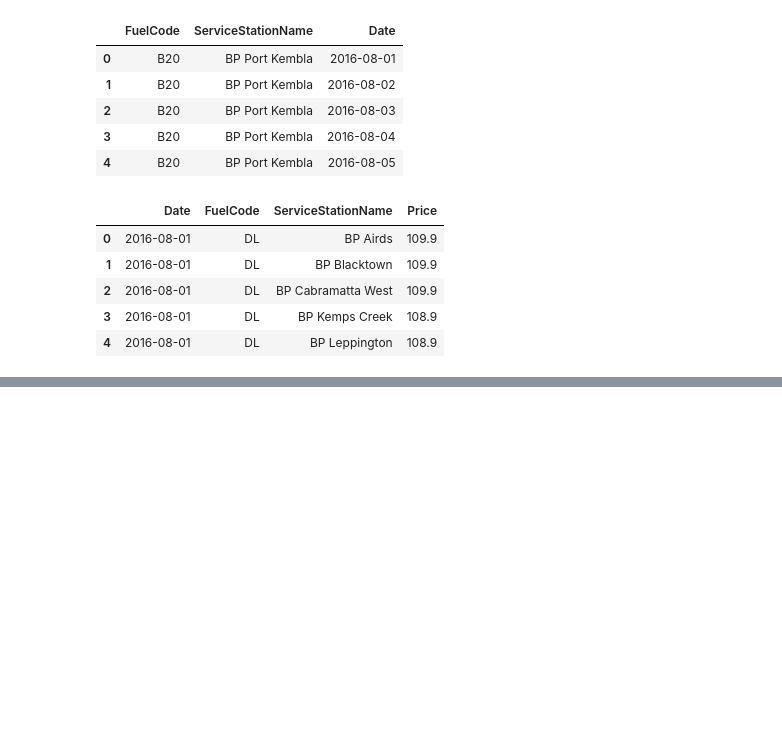
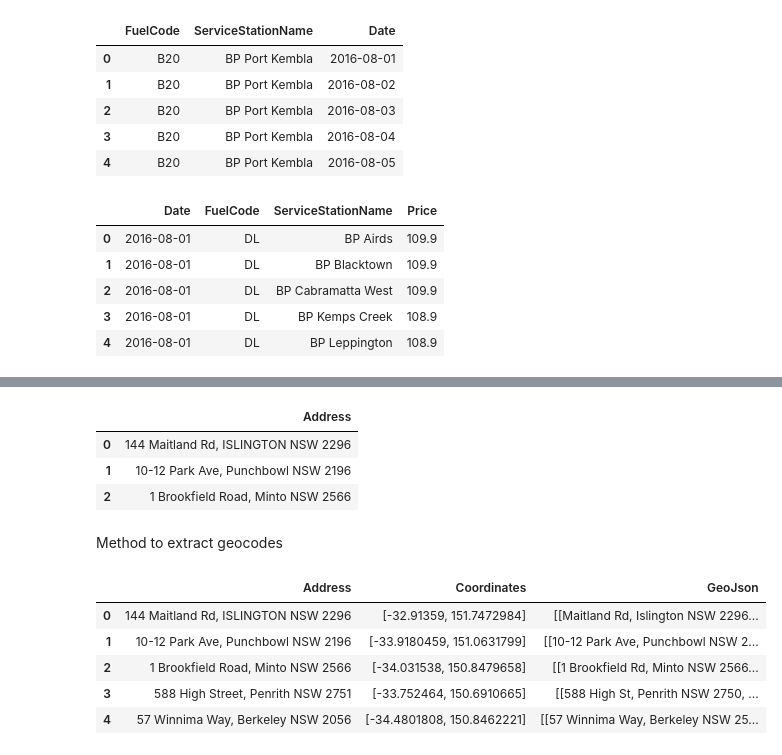
Before and after one commit to d4dsyd/p-nsw-fuel-prices, a Jupyter notebook: notebooks/2. Exploratory Data Analysis.ipynb, the cells around one changed output, grey strips where cells are left out. Drawn from its saved outputs; the diff is of its cells as text; code cells hidden in the pictures; blank space fills up the shorter version.

Commit message:
extracted geocode and write outpute in file

```diff
--- a/notebooks/2. Exploratory Data Analysis.ipynb
+++ b/notebooks/2. Exploratory Data Analysis.ipynb
@@ -148,0 +138,34 @@ daily_pricing.head(20)
+# %%
+UniqueAdress=pd.DataFrame(list(data['Address'].unique()),columns=['Address'])
+# %% [output]
+|  | Address |
+| 0 | 144 Maitland Rd, ISLINGTON NSW 2296 |
+| 1 | 10-12 Park Ave, Punchbowl NSW 2196 |
+| 2 | 1 Brookfield Road, Minto NSW 2566 |
+# %% [markdown]
+Method to extract geocodes
+# %%
+def Extract_geocode(df):
+    df_coordinate=[]
+    df_geojason=[]
+    for row in df['Address']:
+        g=geocoder.google(row, key='Useyourownkey')
+        df_coordinate.append(g.latlng)
+        df_geojason.append(g)
+    return(df_coordinate,df_geojason)
+# %%
+#Call geocoder to call method
+df_coordinate_f,df_geojason_f=Extract_geocode(UniqueAdress)
+# %%
+#Assigne coordiantes and geojson to new columns in Unique address
+UniqueAdress=UniqueAdress.assign(Coordinates=pd.Series(df_coordinate_f).values,GeoJson=pd.Series(df_geojason_f).values)
+# %%
+#Sample data after geocoding
+UniqueAdress.head()
+# %% [output]
+|  | Address | Coordinates | GeoJson |
+| 0 | 144 Maitland Rd, ISLINGTON NSW 2296 | [-32.91359, 151.7472984] | [[Maitland Rd, Islington NSW 2296... |
+| 1 | 10-12 Park Ave, Punchbowl NSW 2196 | [-33.9180459, 151.0631799] | [[10-12 Park Ave, Punchbowl NSW 2... |
+| 2 | 1 Brookfield Road, Minto NSW 2566 | [-34.031538, 150.8479658] | [[1 Brookfield Rd, Minto NSW 2566... |
+| 3 | 588 High Street, Penrith NSW 2751 | [-33.752464, 150.6910665] | [[588 High St, Penrith NSW 2750, ... |
+| 4 | 57 Winnima Way, Berkeley NSW 2056 | [-34.4801808, 150.8462221] | [[57 Winnima Way, Berkeley NSW 25... |
```
Also changed, not shown: parts of 5 cells of this notebook, 1 other file.
